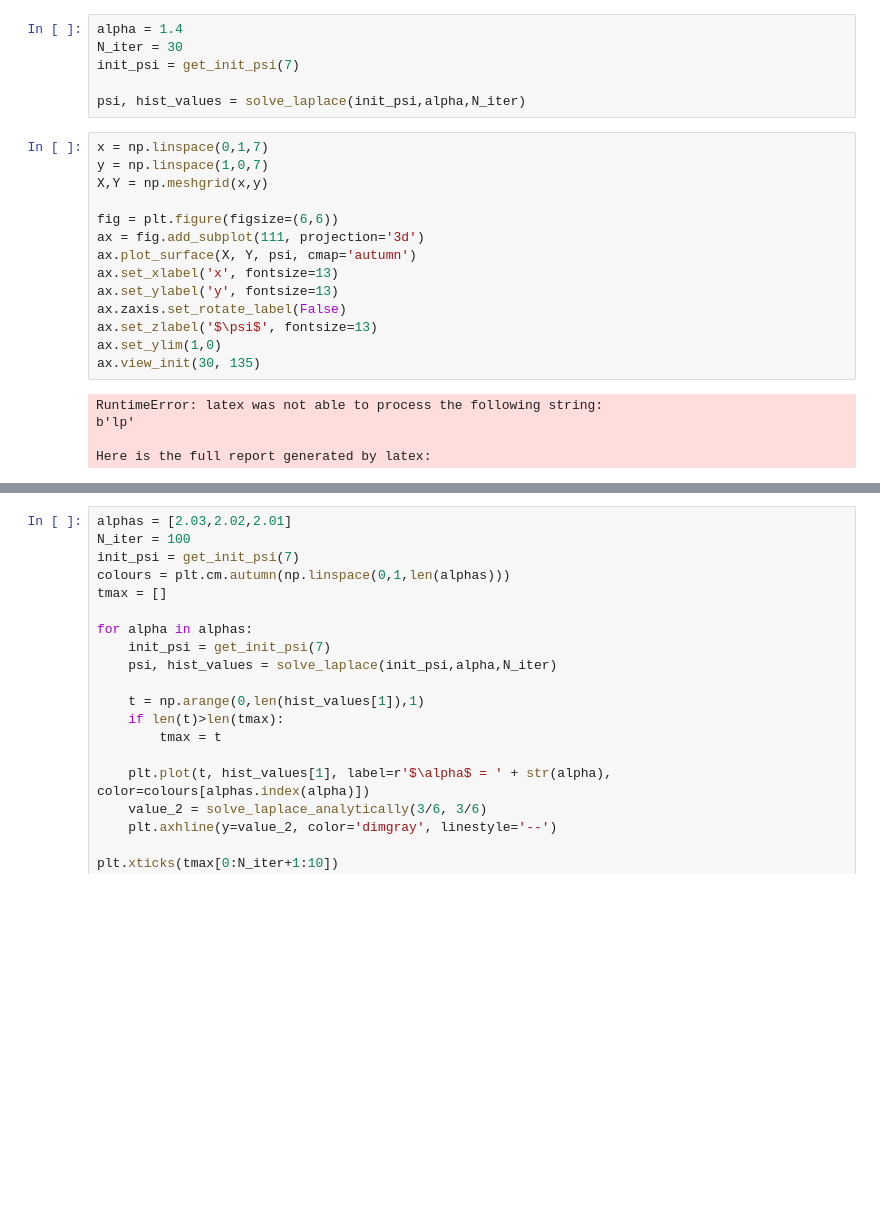
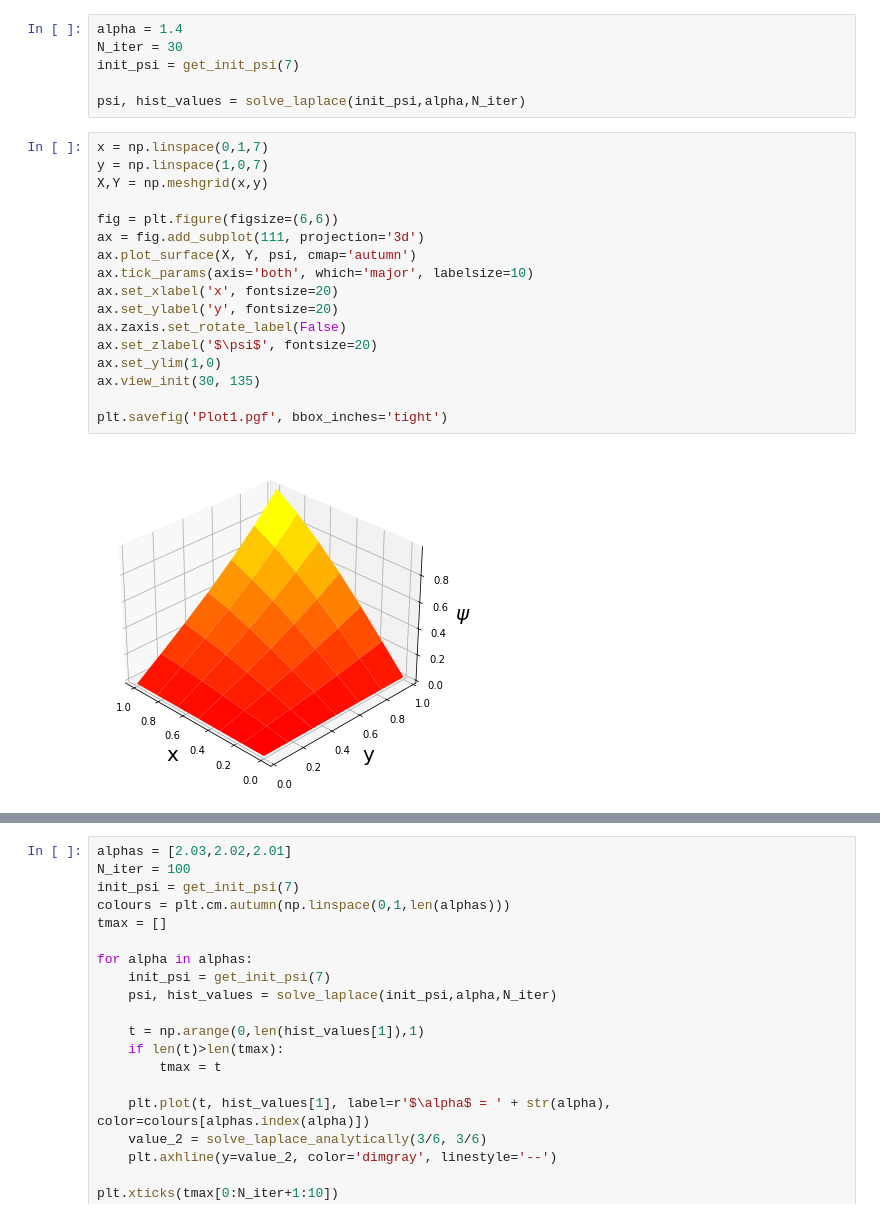
Before and after one commit to calumholker/laplaces-equation, a Jupyter notebook: CO25.ipynb, the cells around one changed output, grey strips where cells are left out. Drawn from its saved outputs; the diff is of its cells as text; blank space fills up the shorter version.

```diff
--- a/CO25.ipynb
+++ b/CO25.ipynb
@@ -78,22 +78,22 @@ psi, hist_values = solve_laplace(init_psi,alpha,N_iter)
 # %%
 x = np.linspace(0,1,7)
 y = np.linspace(1,0,7)
 X,Y = np.meshgrid(x,y)
 
 fig = plt.figure(figsize=(6,6))
 ax = fig.add_subplot(111, projection='3d')
 ax.plot_surface(X, Y, psi, cmap='autumn')
-ax.set_xlabel('x', fontsize=13)
-ax.set_ylabel('y', fontsize=13)
+ax.tick_params(axis='both', which='major', labelsize=10)
+ax.set_xlabel('x', fontsize=20)
+ax.set_ylabel('y', fontsize=20)
 ax.zaxis.set_rotate_label(False)
-ax.set_zlabel('$\psi$', fontsize=13)
+ax.set_zlabel('$\psi$', fontsize=20)
 ax.set_ylim(1,0)
 ax.view_init(30, 135)
+
+plt.savefig('Plot1.pgf', bbox_inches='tight')
 # %% [output]
-RuntimeError: latex was not able to process the following string:
-b'lp'
-
-Here is the full report generated by latex:
+[figure, added]
 # %%
 t = np.arange(0,len(hist_values[1]),1)
 
```
Also changed, not shown: parts of 9 cells of this notebook.
